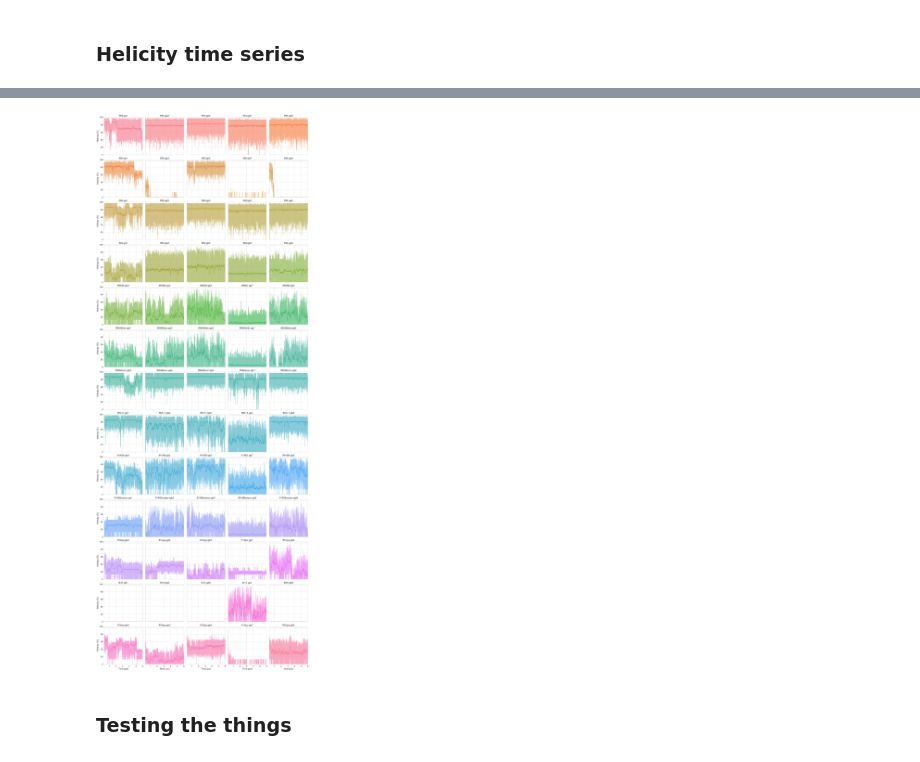
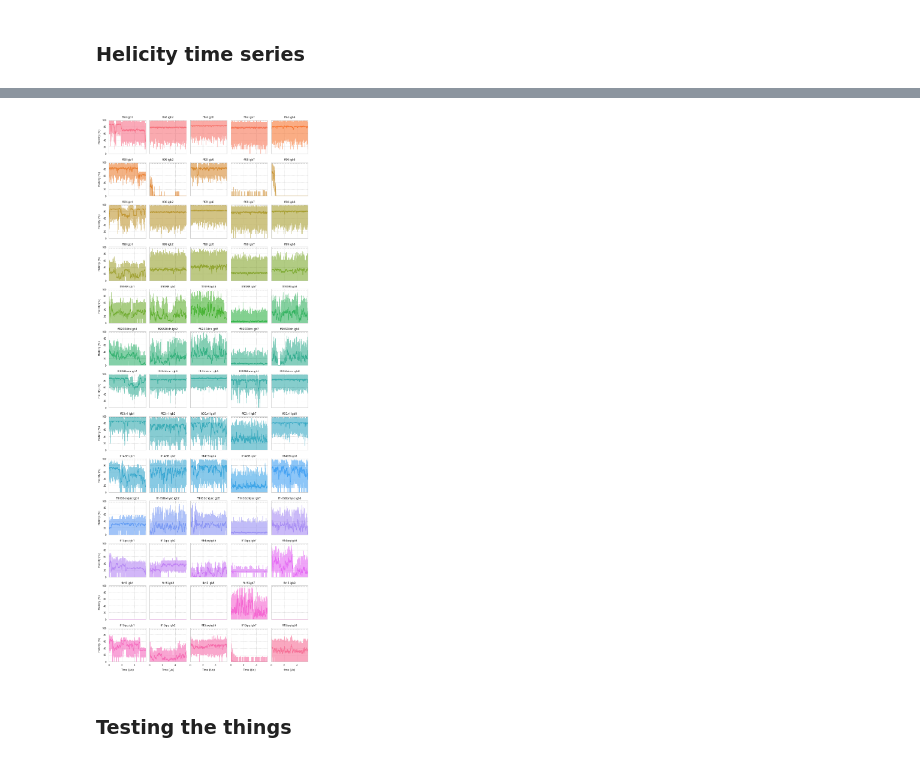
Before and after one commit to eric-jm-lang/GB_simulations_de_novo_peptides, a Jupyter notebook: 1-A4_K4E4_A4_K4E4_A4/3-Analysis/Analysis_percentage_helicity_3.ipynb, the cells around one changed output, grey strips where cells are left out. Cells and saved outputs as stored; diff of their text form; code cells hidden in the pictures.

```diff
--- a/1-A4_K4E4_A4_K4E4_A4/3-Analysis/Analysis_percentage_helicity_3.ipynb
+++ b/1-A4_K4E4_A4_K4E4_A4/3-Analysis/Analysis_percentage_helicity_3.ipynb
@@ -54,7 +54,7 @@ for ff in ffs:
         for f in files:
             # Read each into a file to be put into a dict
             df = pd.read_csv(f, sep=r'\s+', skiprows=2501, names=['Frame', 'Fraction helicity'])
-            df[r'Time ($\mu$s)'] = df['Frame']/10000
+            df[r'Time ($\mu$s)'] = (df['Frame']-2501)/10000
             df['Helicity (%)'] = df['Fraction helicity']*100*33/31
             df['Mouving average']=pd.Series.rolling(df['Helicity (%)'],window=500,center=False).mean()
             df['igb'] = igb
@@ -103,10 +103,10 @@ DSSP value of the fully helical version of the peptide:
 # %% [markdown]
 ### Helicity time series
 # %%
-sns.set(context='notebook', style='whitegrid', palette='deep', font='sans-serif',\
-        font_scale=1.6, rc={'grid.linestyle': '--'})
+sns.set(context='paper', style='whitegrid', palette='deep', font='sans-serif',\
+        font_scale=1, rc={'grid.linestyle': '--'})
 
-grid = sns.FacetGrid(df_total, col="igbff", col_wrap=13, hue="ff", height=5, aspect=1,\
+grid = sns.FacetGrid(df_total, col="ffigb", col_wrap=13, hue="ff", height=2, aspect=1,\
                      sharex=True, sharey=True, despine=False, legend_out=False)
 
 
@@ -121,9 +121,10 @@ grid.map(plt.plot, r'Time ($\mu$s)', 'Helicity (%)', alpha=0.6).set_titles("{col
 
 # Adjust the arrangement of the plots
 #grid.fig.tight_layout(w_pad=1)
-grid.set(xlim=(0, 6) , ylim=(0, 100))
+grid.set(xlim=(0, 5.75) , ylim=(0, 100))
 plt.xlabel(r'time ($\mu$s)')
 #plt.ylabel('Percentage helicity (%)')
-plt.savefig('./plots/helicity.pdf')
-# plt.savefig('./plots/helicity.png', dpi=300)
+plt.tight_layout()
+plt.savefig('./plots/helicity3_2.pdf')
+plt.savefig('./plots/helicity3_2.png', dpi=300)
 plt.show()
@@ -130,30 +133,31 @@ plt.show()
 # %%
-sns.set(context='notebook', style='whitegrid', palette='deep', font='sans-serif',\
-        font_scale=1.6, rc={'grid.linestyle': '--'})
+sns.set(context='paper', style='whitegrid', palette='deep', font='sans-serif',\
+        font_scale=1, rc={'grid.linestyle': '--'})
 
-grid = sns.FacetGrid(df_total, col="ffigb", col_wrap=5, hue="ffigb", height=5, aspect=1,\
+grid = sns.FacetGrid(df_total, col="ffigb", col_wrap=5, hue="ffigb", height=2, aspect=1,\
                      sharex=True, sharey=True, despine=False, legend_out=False)
 
 
 # Draw a horizontal line to show the starting point
 grid.map(plt.axhline, y=96.76, ls=":", c=".5") # 90.9*33/31
 
 grid.map(plt.plot, r'Time ($\mu$s)', 'Mouving average').set_titles("{col_name}")
 grid.map(plt.plot, r'Time ($\mu$s)', 'Helicity (%)', alpha=0.6).set_titles("{col_name}")
 # Adjust the tick positions and labels
 #grid.set(xticks=np.arange(5), yticks=[-3, 3],
          #xlim=(-.5, 4.5), ylim=(-3.5, 3.5))
 
 # Adjust the arrangement of the plots
 #grid.fig.tight_layout(w_pad=1)
-grid.set(xlim=(0.25, 6) , ylim=(0, 100))
+grid.set(xlim=(0, 5.75) , ylim=(0, 100))
 plt.xlabel(r'time ($\mu$s)')
 #plt.ylabel('Percentage helicity (%)')
-plt.savefig('./plots/helicity3.pdf')
-# plt.savefig('./plots/helicity2.png', dpi=300)
+plt.tight_layout()
+plt.savefig('./plots/helicity3_1.pdf')
+plt.savefig('./plots/helicity3_1.png', dpi=300)
 plt.show()
 # %% [output]
-[figure, old version]
+[figure, new version]
 # %% [markdown]
 ### Testing the things
 # %%
```
Also changed, not shown: parts of 4 cells of this notebook, 13 other files.
